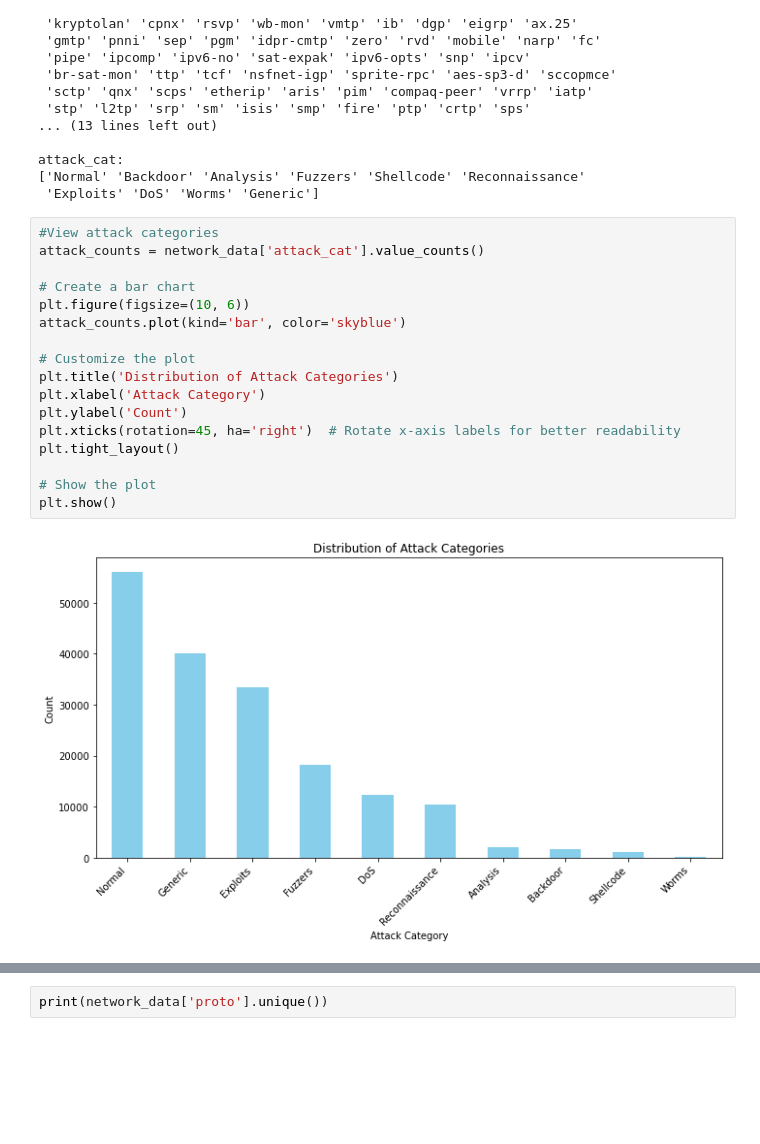
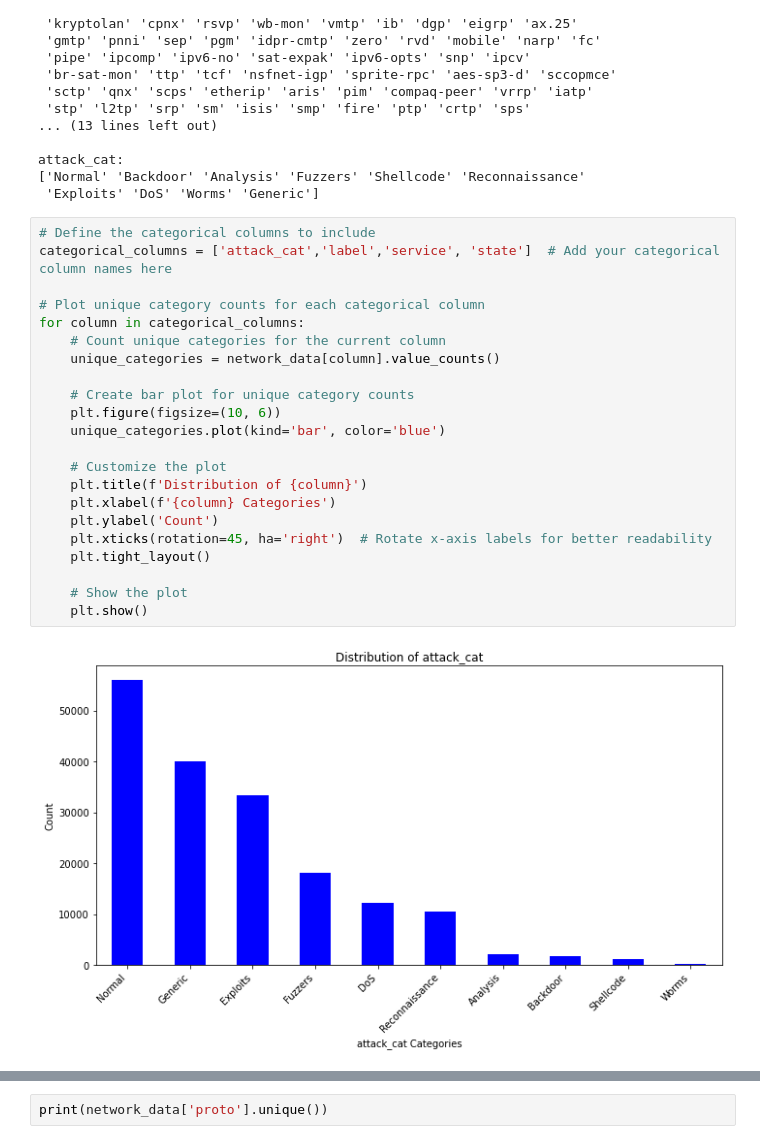
Before and after one commit to kangwaa/Anomaly-Detection, a Jupyter notebook: Code/Anomaly Detection - Network Access.ipynb, the cells around one changed output, grey strips where cells are left out. Cells and saved outputs as stored; diff of their text form; blank space fills up the shorter version.

```diff
--- a/Code/Anomaly Detection - Network Access.ipynb
+++ b/Code/Anomaly Detection - Network Access.ipynb
@@ -265,21 +264,26 @@ attack_cat:
 ['Normal' 'Backdoor' 'Analysis' 'Fuzzers' 'Shellcode' 'Reconnaissance'
  'Exploits' 'DoS' 'Worms' 'Generic']
 # %%
-#View attack categories
-attack_counts = network_data['attack_cat'].value_counts()
+# Define the categorical columns to include
+categorical_columns = ['attack_cat','label','service', 'state']  # Add your categorical column names here
 
-# Create a bar chart
-plt.figure(figsize=(10, 6))
-attack_counts.plot(kind='bar', color='skyblue')
+# Plot unique category counts for each categorical column
+for column in categorical_columns:
+    # Count unique categories for the current column
+    unique_categories = network_data[column].value_counts()
 
-# Customize the plot
-plt.title('Distribution of Attack Categories')
-plt.xlabel('Attack Category')
-plt.ylabel('Count')
-plt.xticks(rotation=45, ha='right')  # Rotate x-axis labels for better readability
-plt.tight_layout()
+    # Create bar plot for unique category counts
+    plt.figure(figsize=(10, 6))
+    unique_categories.plot(kind='bar', color='blue')
 
-# Show the plot
-plt.show()
+    # Customize the plot
+    plt.title(f'Distribution of {column}')
+    plt.xlabel(f'{column} Categories')
+    plt.ylabel('Count')
+    plt.xticks(rotation=45, ha='right')  # Rotate x-axis labels for better readability
+    plt.tight_layout()
+
+    # Show the plot
+    plt.show()
 # %% [output]
-[figure, old version]
+[figure, new version]
```
Also changed, not shown: parts of 50 cells of this notebook, 1 other file.
